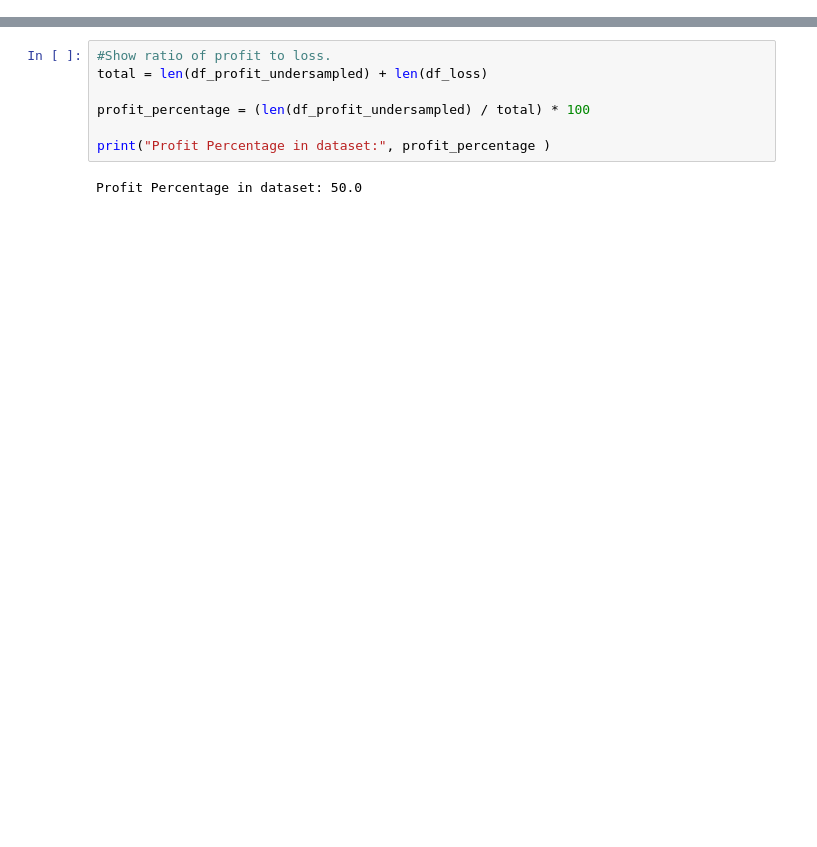
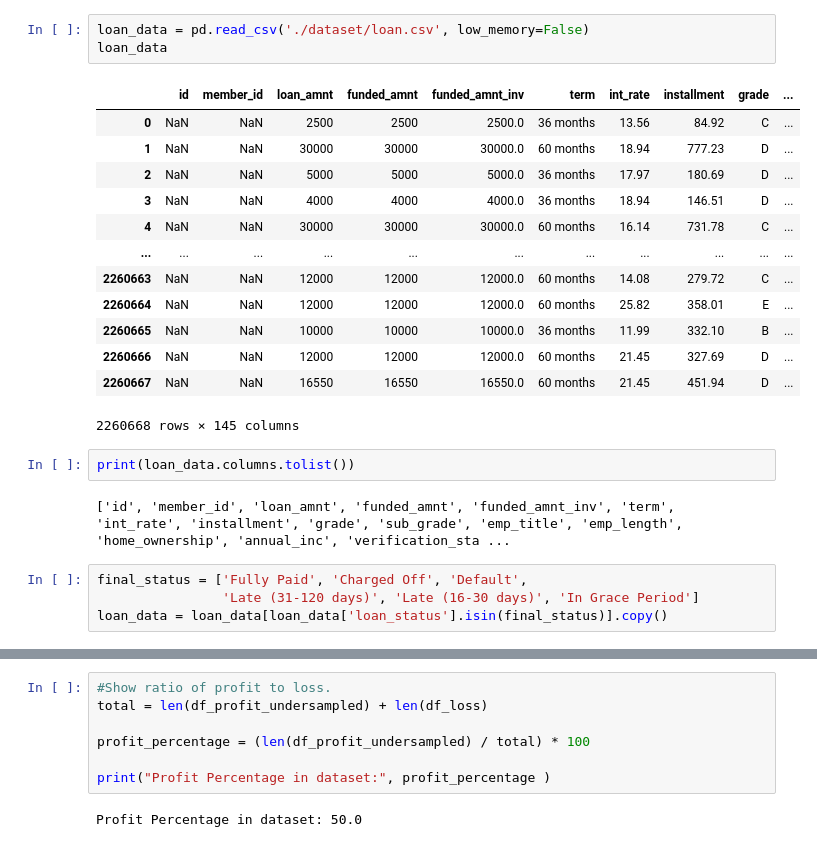
Before and after one commit to nicohaines/Classification-for-Predicting-P2P-Loan-Profitability, a Jupyter notebook: DataVisualization.ipynb, the cells around one changed output, grey strips where cells are left out. Cells and saved outputs as stored; diff of their text form; blank space fills up the shorter version.

```diff
--- a/DataVisualization.ipynb
+++ b/DataVisualization.ipynb
@@ -257,0 +17,25 @@ df_undersampled_clean.shape
+# %%
+loan_data = pd.read_csv('./dataset/loan.csv', low_memory=False)
+loan_data
+# %% [output]
+|  | id | member_id | loan_amnt | funded_amnt | funded_amnt_inv | term | int_rate | installment | grade | ... |
+| 0 | NaN | NaN | 2500 | 2500 | 2500.0 | 36 months | 13.56 | 84.92 | C | ... |
+| 1 | NaN | NaN | 30000 | 30000 | 30000.0 | 60 months | 18.94 | 777.23 | D | ... |
+| 2 | NaN | NaN | 5000 | 5000 | 5000.0 | 36 months | 17.97 | 180.69 | D | ... |
+| 3 | NaN | NaN | 4000 | 4000 | 4000.0 | 36 months | 18.94 | 146.51 | D | ... |
+| 4 | NaN | NaN | 30000 | 30000 | 30000.0 | 60 months | 16.14 | 731.78 | C | ... |
+| ... | ... | ... | ... | ... | ... | ... | ... | ... | ... | ... |
+| 2260663 | NaN | NaN | 12000 | 12000 | 12000.0 | 60 months | 14.08 | 279.72 | C | ... |
+| 2260664 | NaN | NaN | 12000 | 12000 | 12000.0 | 60 months | 25.82 | 358.01 | E | ... |
+| 2260665 | NaN | NaN | 10000 | 10000 | 10000.0 | 36 months | 11.99 | 332.10 | B | ... |
+| 2260666 | NaN | NaN | 12000 | 12000 | 12000.0 | 60 months | 21.45 | 327.69 | D | ... |
+| 2260667 | NaN | NaN | 16550 | 16550 | 16550.0 | 60 months | 21.45 | 451.94 | D | ... |
+2260668 rows × 145 columns
+# %%
+print(loan_data.columns.tolist())
+# %% [output]
+['id', 'member_id', 'loan_amnt', 'funded_amnt', 'funded_amnt_inv', 'term', 'int_rate', 'installment', 'grade', 'sub_grade', 'emp_title', 'emp_length', 'home_ownership', 'annual_inc', 'verification_sta ...
+# %%
+final_status = ['Fully Paid', 'Charged Off', 'Default',
+                'Late (31-120 days)', 'Late (16-30 days)', 'In Grace Period']
+loan_data = loan_data[loan_data['loan_status'].isin(final_status)].copy()
```
Also changed, not shown: parts of 59 cells of this notebook, 2 other files.
